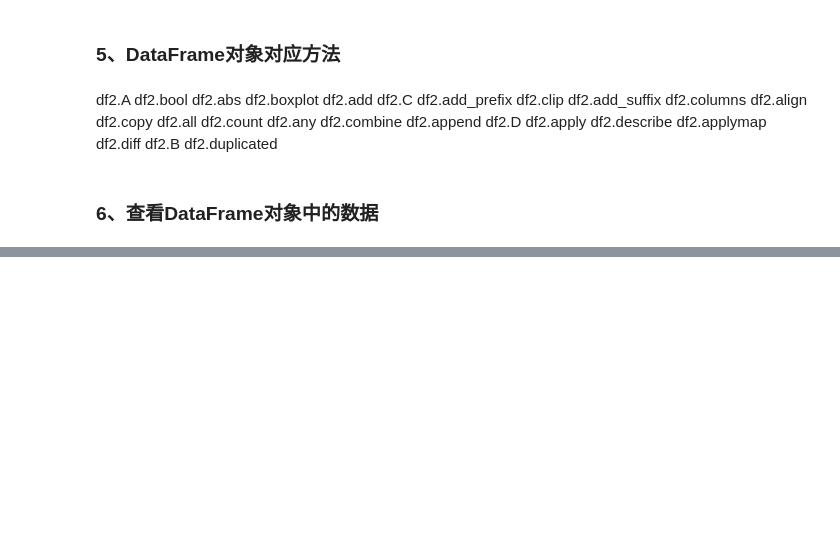
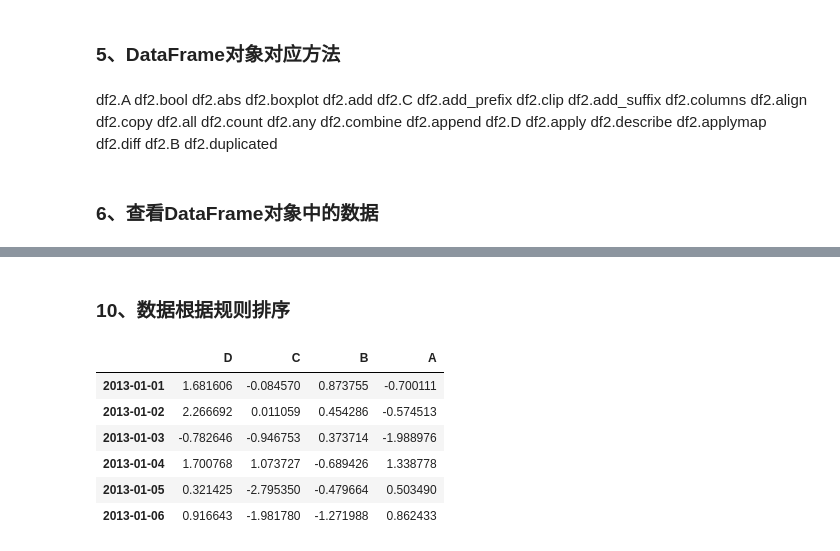
Before and after one commit to ingwant/Python-Pandas-Learn, a Jupyter notebook: Pandas-Learn.ipynb, the cells around one changed output, grey strips where cells are left out. Drawn from its saved outputs; the diff is of its cells as text; code cells hidden in the pictures; blank space fills up the shorter version.

```diff
--- a/Pandas-Learn.ipynb
+++ b/Pandas-Learn.ipynb
@@ -159,0 +205,13 @@ Index(['A', 'B', 'C', 'D'], dtype='object')
+# %% [markdown]
+### 10、数据根据规则排序
+# %%
+# 根据axis=1（列名）排序
+df.sort_index(axis=1, ascending=False)
+# %% [output]
+|  | D | C | B | A |
+| 2013-01-01 | 1.681606 | -0.084570 | 0.873755 | -0.700111 |
+| 2013-01-02 | 2.266692 | 0.011059 | 0.454286 | -0.574513 |
+| 2013-01-03 | -0.782646 | -0.946753 | 0.373714 | -1.988976 |
+| 2013-01-04 | 1.700768 | 1.073727 | -0.689426 | 1.338778 |
+| 2013-01-05 | 0.321425 | -2.795350 | -0.479664 | 0.503490 |
+| 2013-01-06 | 0.916643 | -1.981780 | -1.271988 | 0.862433 |
```
Also changed, not shown: parts of 32 cells of this notebook.
